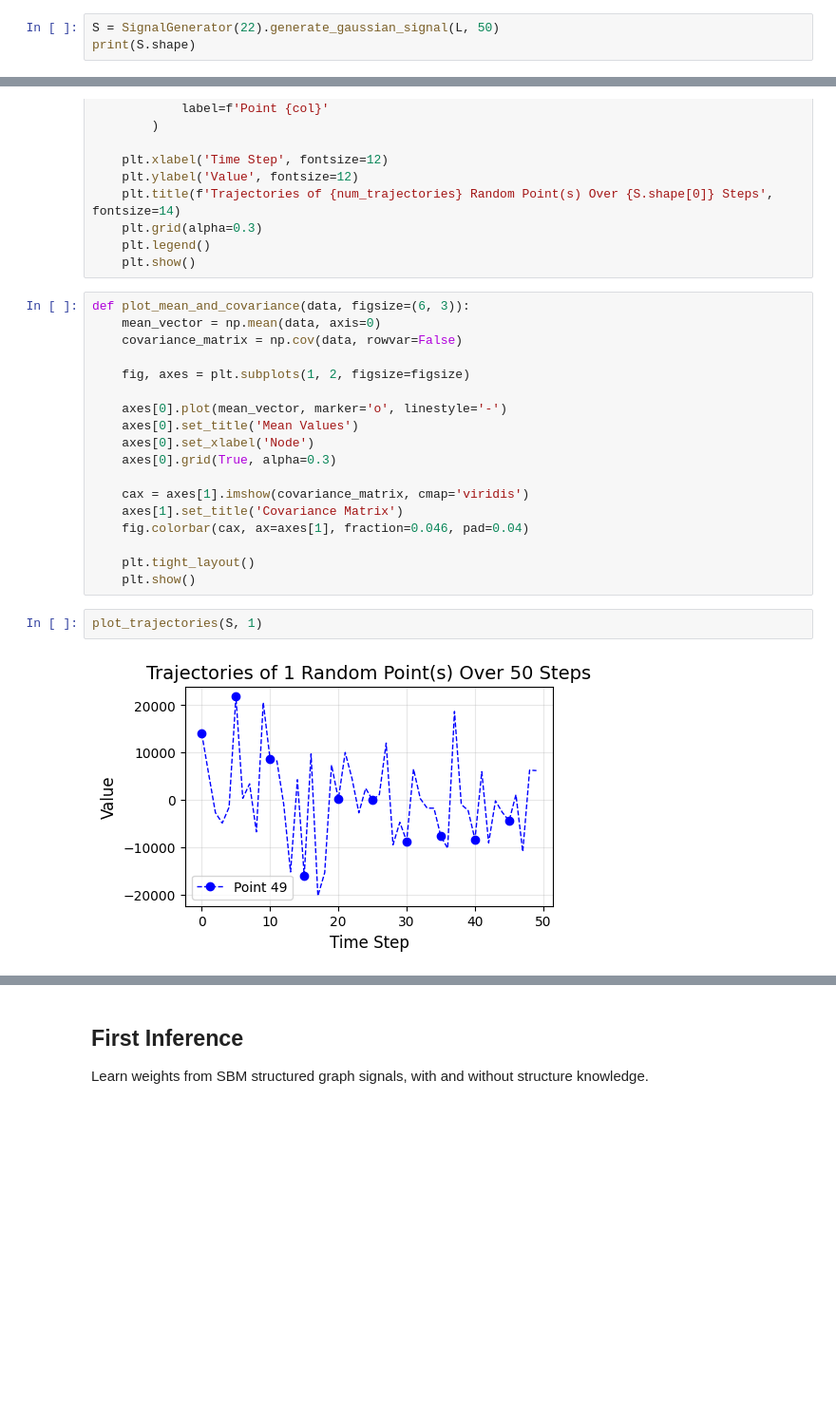
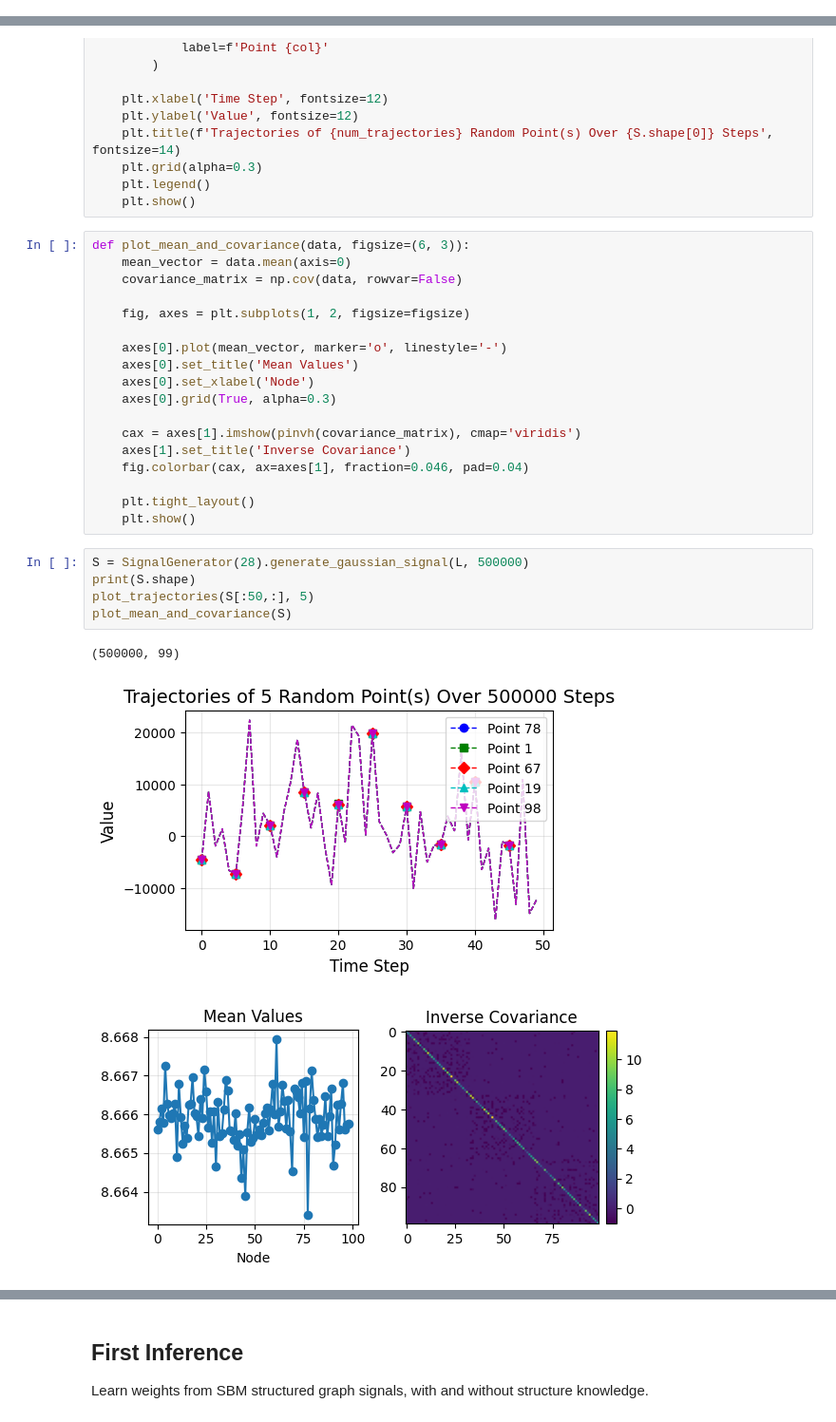
Before and after one commit to graphdatahub/NetworkInference, a Jupyter notebook: notebooks/demo.ipynb, the cells around one changed output, grey strips where cells are left out. Shown: that part at 95% size. Drawn from its saved outputs; the diff is of its cells as text; blank space fills up the shorter version.

```diff
--- a/notebooks/demo.ipynb
+++ b/notebooks/demo.ipynb
@@ -198,5 +192,2 @@ visualize_matrix(L.toarray(), 99, title = "Generated Laplacian")
 # %% [markdown]
 ## Gaussian Signal Generation
-# %%
-S = SignalGenerator(22).generate_gaussian_signal(L, 50)
-print(S.shape)
@@ -230,7 +219,7 @@ def plot_trajectories(data, num_trajectories, figsize=(5, 3)):
     plt.show()
 # %%
 def plot_mean_and_covariance(data, figsize=(6, 3)):
-    mean_vector = np.mean(data, axis=0)
+    mean_vector = data.mean(axis=0)
     covariance_matrix = np.cov(data, rowvar=False)
 
     fig, axes = plt.subplots(1, 2, figsize=figsize)
@@ -240,13 +229,18 @@ def plot_mean_and_covariance(data, figsize=(6, 3)):
     axes[0].set_xlabel('Node')
     axes[0].grid(True, alpha=0.3)
 
-    cax = axes[1].imshow(covariance_matrix, cmap='viridis')
-    axes[1].set_title('Covariance Matrix')
+    cax = axes[1].imshow(pinvh(covariance_matrix), cmap='viridis')
+    axes[1].set_title('Inverse Covariance')
     fig.colorbar(cax, ax=axes[1], fraction=0.046, pad=0.04)
 
     plt.tight_layout()
     plt.show()
 # %%
-plot_trajectories(S, 1)
+S = SignalGenerator(28).generate_gaussian_signal(L, 500000)
+print(S.shape)
+plot_trajectories(S[:50,:], 5)
+plot_mean_and_covariance(S)
 # %% [output]
+(500000, 99)
-[figure, old version]
+[figure, new version]
+[figure, added]
```
Also changed, not shown: parts of 13 cells of this notebook, 17 other files.
